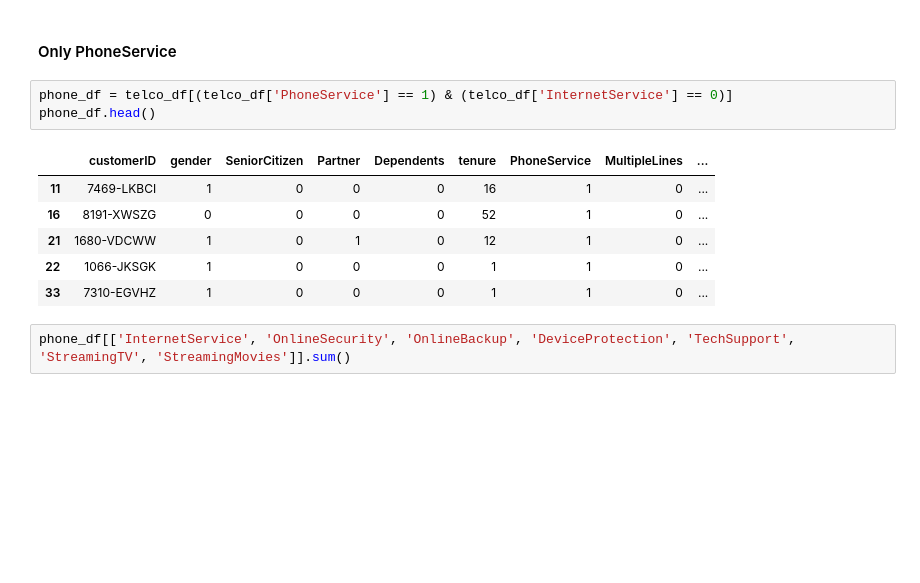
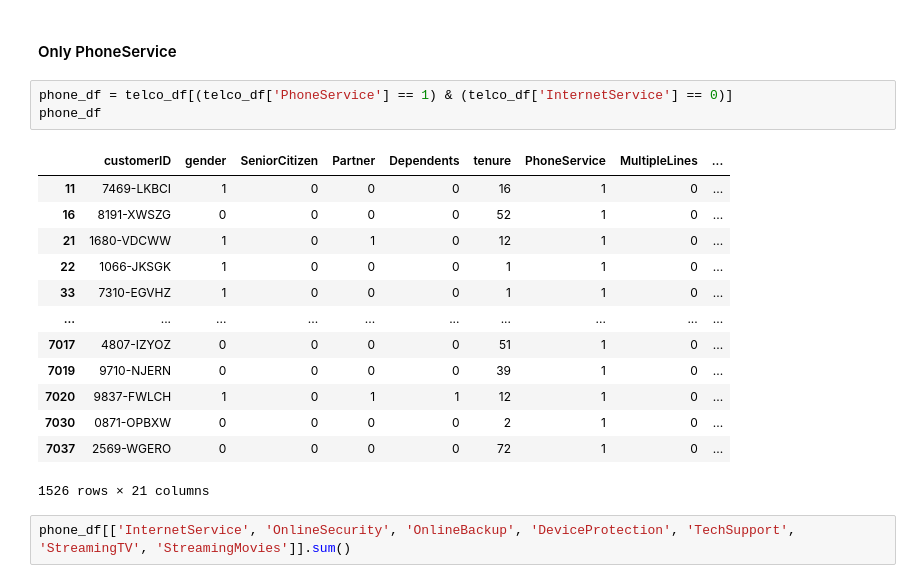
Before and after one commit to Jaumeesoleer/telco-churn-prediction, a Jupyter notebook: notebooks/data.ipynb, the cells around one changed output. Saved outputs shown, nothing was run; the diff lists cells and outputs as text; blank space fills up the shorter version.

```diff
--- a/notebooks/data.ipynb
+++ b/notebooks/data.ipynb
@@ -309,14 +313,21 @@ dtype: int64
 #### Only PhoneService
 # %%
 phone_df = telco_df[(telco_df['PhoneService'] == 1) & (telco_df['InternetService'] == 0)]
-phone_df.head()
+phone_df
 # %% [output]
 |  | customerID | gender | SeniorCitizen | Partner | Dependents | tenure | PhoneService | MultipleLines | ... |
 | 11 | 7469-LKBCI | 1 | 0 | 0 | 0 | 16 | 1 | 0 | ... |
 | 16 | 8191-XWSZG | 0 | 0 | 0 | 0 | 52 | 1 | 0 | ... |
 | 21 | 1680-VDCWW | 1 | 0 | 1 | 0 | 12 | 1 | 0 | ... |
 | 22 | 1066-JKSGK | 1 | 0 | 0 | 0 | 1 | 1 | 0 | ... |
 | 33 | 7310-EGVHZ | 1 | 0 | 0 | 0 | 1 | 1 | 0 | ... |
+| ... | ... | ... | ... | ... | ... | ... | ... | ... | ... |
+| 7017 | 4807-IZYOZ | 0 | 0 | 0 | 0 | 51 | 1 | 0 | ... |
+| 7019 | 9710-NJERN | 0 | 0 | 0 | 0 | 39 | 1 | 0 | ... |
+| 7020 | 9837-FWLCH | 1 | 0 | 1 | 1 | 12 | 1 | 0 | ... |
+| 7030 | 0871-OPBXW | 0 | 0 | 0 | 0 | 2 | 1 | 0 | ... |
+| 7037 | 2569-WGERO | 0 | 0 | 0 | 0 | 72 | 1 | 0 | ... |
+1526 rows × 21 columns
 # %%
 phone_df[['InternetService', 'OnlineSecurity', 'OnlineBackup', 'DeviceProtection', 'TechSupport', 'StreamingTV', 'StreamingMovies']].sum()
 # %% [output]
```
Also changed, not shown: parts of 5 cells of this notebook, 1 other file.
